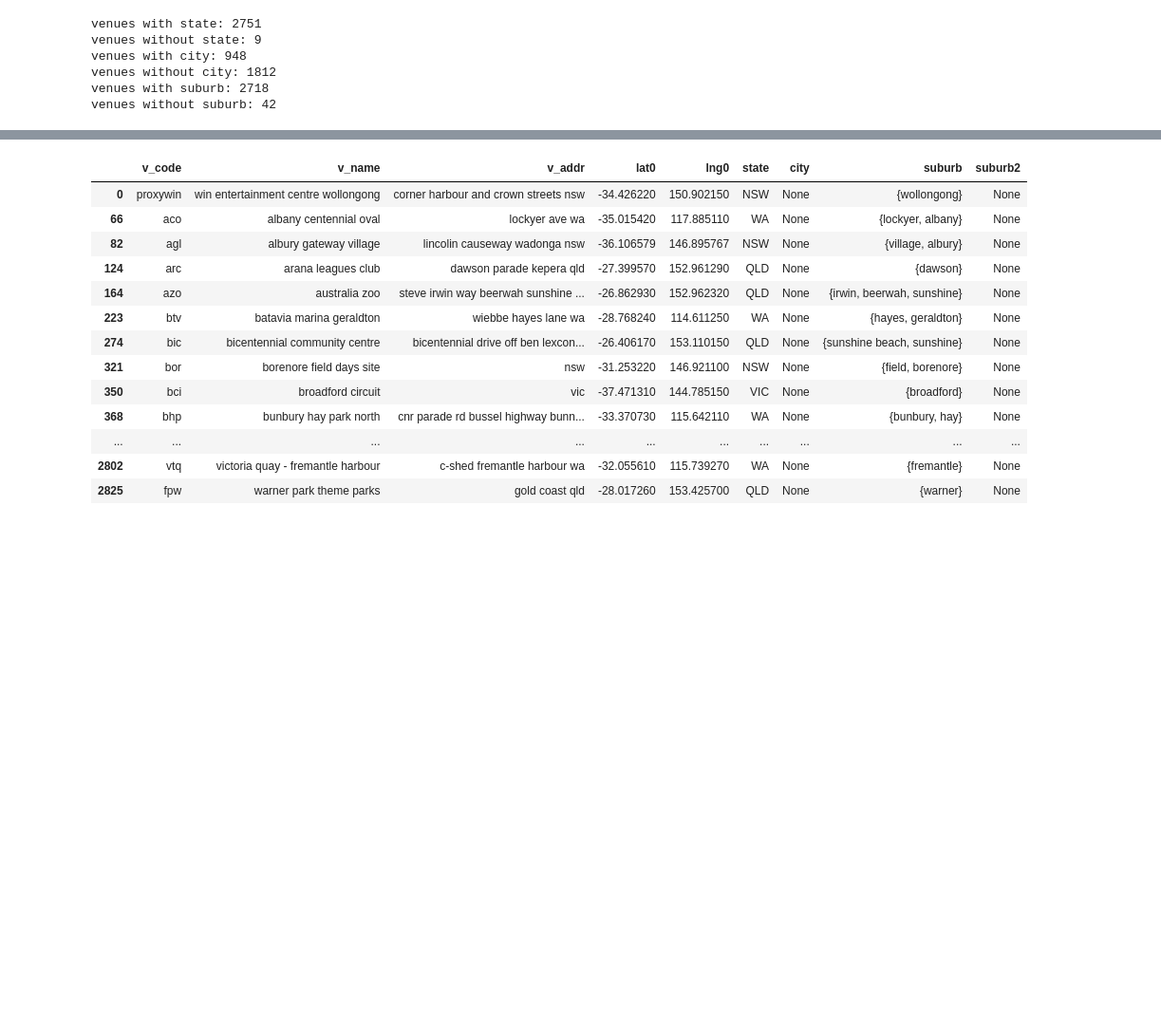
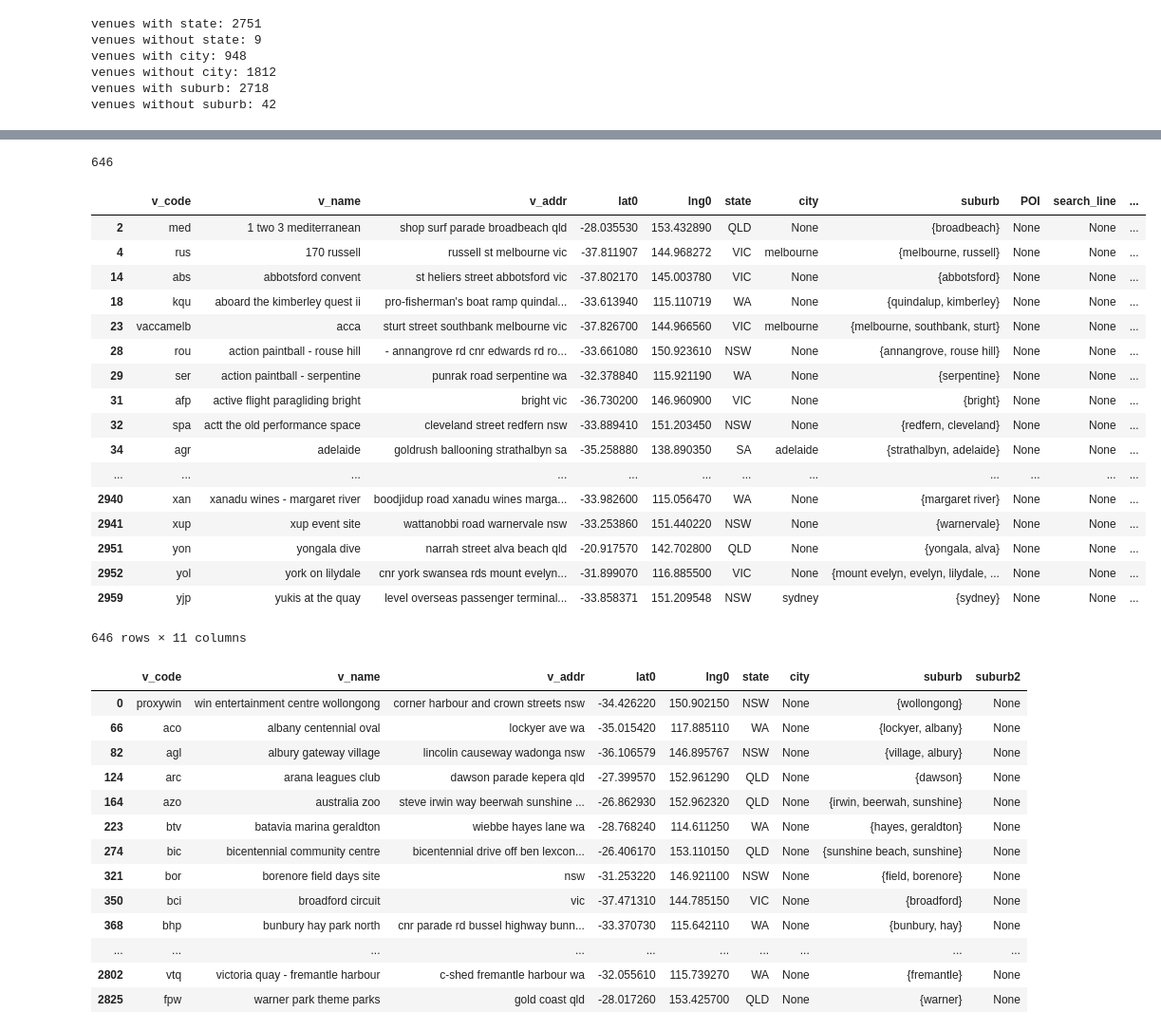
Before and after one commit to eeghor/gmaps_venue_coords, a Jupyter notebook: aus_venue_coords_check.ipynb, the cells around one changed output, grey strips where cells are left out. Shown at 95% size. Cells and saved outputs as stored; diff of their text form; code cells hidden in the pictures; blank space fills up the shorter version.

```diff
--- a/aus_venue_coords_check.ipynb
+++ b/aus_venue_coords_check.ipynb
@@ -221,8 +183,12 @@ venues.loc[venues.v_code.isin(cd_dict["without suburb"]),:]
 # %%
-venues["suburb2"] = None
+venues["search_line"] = None
+venues["suburb_upd"] = None
 
 for row in venues.itertuples():
+
     cnd = set()
+
+    # if found a street type in address, priority to suburb candidates to the right
     for street in street_types:
         if row.suburb:
             for k in row.suburb:
@@ -232,14 +198,33 @@ for row in venues.itertuples():
         else:
             pass
 
-    if len(cnd) == 1:
-        venues.ix[row.Index,"suburb2"] = cnd.pop()
+    if len(cnd) == 1: # if a single candidate selected,
+        venues.ix[row.Index,"suburb_upd"] = cnd.pop()
     else:
-        for k in row.suburb:
-            if (re.search(r"\b({})\b".format(" ".join([k, row.state.lower()])), row.v_addr) or
-                re.search(r"\b({})\b".format(" ".join([k, states_sh2lng[row.state.lower()]])), row.v_addr)):
-                venues.ix[row.Index,"suburb2"] = k
+        if row.suburb and row.state:  # if state is available, priority to suburb candidate right before state
+            for k in row.suburb:
+                if (re.search(r"\b({})\b".format(" ".join([k, row.state.lower()])), row.v_addr) or
+                    re.search(r"\b({})\b".format(" ".join([k, states_sh2lng[row.state.lower()]])), row.v_addr)):
+                    venues.ix[row.Index,"suburb_upd"] = k
 
-    if not venues.ix[row.Index,"suburb2"]:  # if still undefined
+    # if still unclear what suburb but there's a city name, just take the city name
+    if not venues.ix[row.Index,"suburb_upd"]:  # if still undefined
         if row.city:
-            venues.ix[row.Index,"suburb2"] = row.city
+            venues.ix[row.Index,"suburb_upd"] = row.city
+
+    if not venues.ix[row.Index,"suburb_upd"]:  # if still undefined
+        if row.suburb and len(row.suburb) == 1:
+            venues.ix[row.Index,"suburb_upd"] = row.suburb.pop()
+
+    if row.state and row.POI and venues.ix[row.Index,"suburb_upd"] and (row.POI & set(pois)):
+        venues.ix[row.Index,"search_line"] = " ".join([row.v_name, venues.ix[row.Index,"suburb_upd"], row.state])
+
+    if not venues.ix[row.Index,"search_line"]:
+        if (not venues.ix[row.Index,"suburb_upd"]) and row.state and row.POI and (len(row.POI & set(only_w_suburb_pois)) == 0):
+            venues.ix[row.Index,"search_line"] = " ".join([row.v_name, row.state])
+    if not venues.ix[row.Index,"search_line"]:
+         if venues.ix[row.Index,"suburb_upd"] and row.state and row.POI and (row.POI & set(only_w_suburb_pois)):
+            venues.ix[row.Index,"search_line"] = " ".join([row.v_name, venues.ix[row.Index,"suburb_upd"], row.state])
+    if not venues.ix[row.Index,"search_line"]:
+         if venues.ix[row.Index,"suburb_upd"] and row.POI and (row.POI & set(row.v_name.split())):
+            venues.ix[row.Index,"search_line"] = " ".join([row.v_name, venues.ix[row.Index,"suburb_upd"]])
@@ -269,3 +231,26 @@ venues
+# %%
+print(len(venues.loc[venues.search_line.isnull()]))
+venues.loc[venues.search_line.isnull()]
+# %% [output]
+646
+|  | v_code | v_name | v_addr | lat0 | lng0 | state | city | suburb | POI | search_line | ... |
+| 2 | med | 1 two 3 mediterranean | shop surf parade broadbeach qld | -28.035530 | 153.432890 | QLD | None | {broadbeach} | None | None | ... |
+| 4 | rus | 170 russell | russell st melbourne vic | -37.811907 | 144.968272 | VIC | melbourne | {melbourne, russell} | None | None | ... |
+| 14 | abs | abbotsford convent | st heliers street abbotsford vic | -37.802170 | 145.003780 | VIC | None | {abbotsford} | None | None | ... |
+| 18 | kqu | aboard the kimberley quest ii | pro-fisherman's boat ramp quindal... | -33.613940 | 115.110719 | WA | None | {quindalup, kimberley} | None | None | ... |
+| 23 | vaccamelb | acca | sturt street southbank melbourne vic | -37.826700 | 144.966560 | VIC | melbourne | {melbourne, southbank, sturt} | None | None | ... |
+| 28 | rou | action paintball - rouse hill | - annangrove rd cnr edwards rd ro... | -33.661080 | 150.923610 | NSW | None | {annangrove, rouse hill} | None | None | ... |
+| 29 | ser | action paintball - serpentine | punrak road serpentine wa | -32.378840 | 115.921190 | WA | None | {serpentine} | None | None | ... |
+| 31 | afp | active flight paragliding bright | bright vic | -36.730200 | 146.960900 | VIC | None | {bright} | None | None | ... |
+| 32 | spa | actt the old performance space | cleveland street redfern nsw | -33.889410 | 151.203450 | NSW | None | {redfern, cleveland} | None | None | ... |
+| 34 | agr | adelaide | goldrush ballooning strathalbyn sa | -35.258880 | 138.890350 | SA | adelaide | {strathalbyn, adelaide} | None | None | ... |
+| ... | ... | ... | ... | ... | ... | ... | ... | ... | ... | ... | ... |
+| 2940 | xan | xanadu wines - margaret river | boodjidup road xanadu wines marga... | -33.982600 | 115.056470 | WA | None | {margaret river} | None | None | ... |
+| 2941 | xup | xup event site | wattanobbi road warnervale nsw | -33.253860 | 151.440220 | NSW | None | {warnervale} | None | None | ... |
+| 2951 | yon | yongala dive | narrah street alva beach qld | -20.917570 | 142.702800 | QLD | None | {yongala, alva} | None | None | ... |
+| 2952 | yol | york on lilydale | cnr york swansea rds mount evelyn... | -31.899070 | 116.885500 | VIC | None | {mount evelyn, evelyn, lilydale, ... | None | None | ... |
+| 2959 | yjp | yukis at the quay | level overseas passenger terminal... | -33.858371 | 151.209548 | NSW | sydney | {sydney} | None | None | ... |
+646 rows × 11 columns
 # %%
 venues.loc[venues.suburb2.isnull()]
 # %% [output]
```
Also changed, not shown: parts of 7 cells of this notebook.
